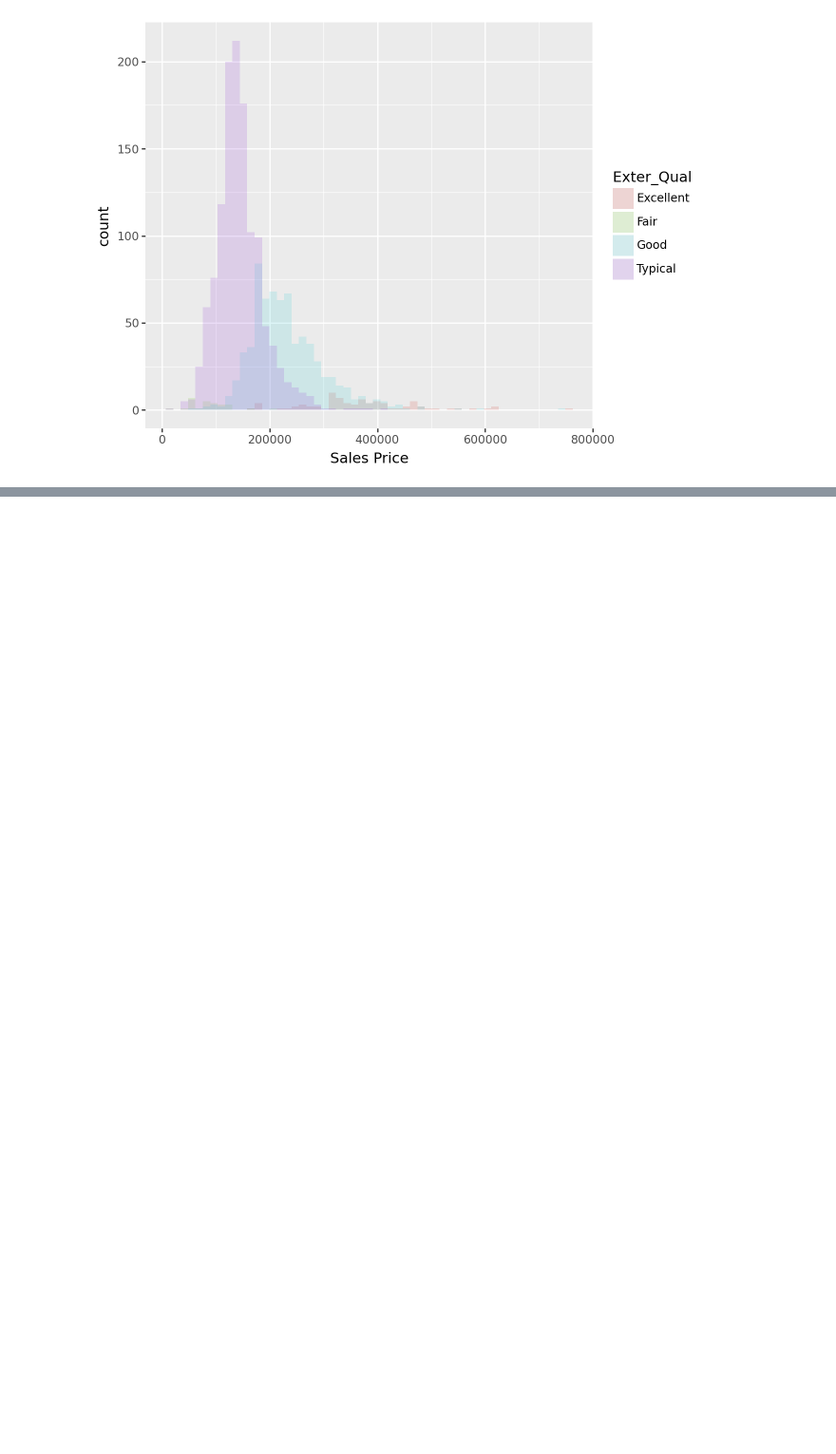
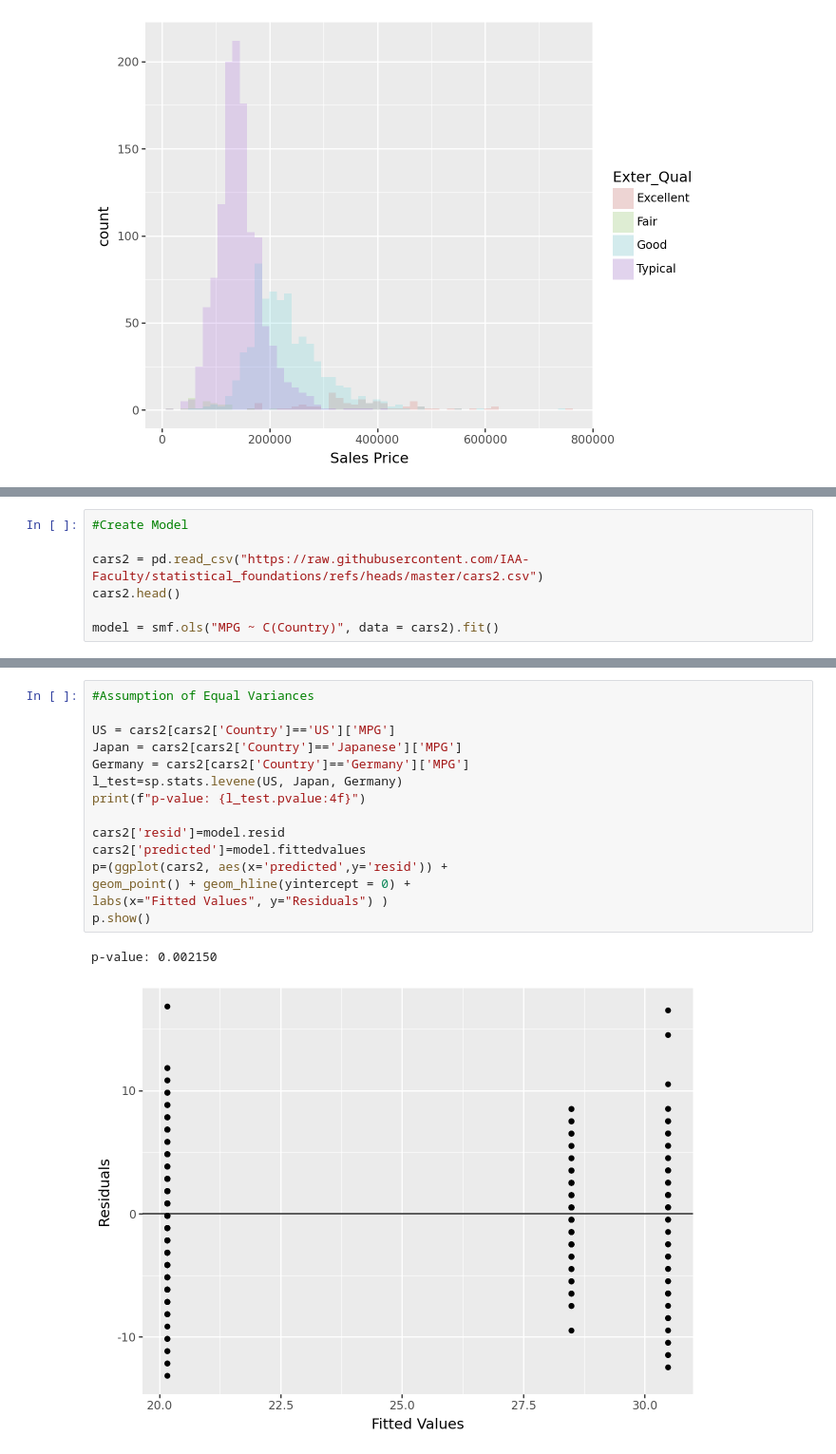
Before and after one commit to irvin-carreon/IAA, a Jupyter notebook: Statistics (Summer)/Coding Notes/Introduction to ANOVA and Regression.ipynb, the cells around one changed output, grey strips where cells are left out. Shown: that part at 95% size. Cells and saved outputs as stored; diff of their text form; blank space fills up the shorter version.

```diff
--- a/Statistics (Summer)/Coding Notes/Introduction to ANOVA and Regression.ipynb
+++ b/Statistics (Summer)/Coding Notes/Introduction to ANOVA and Regression.ipynb
@@ -70 +86,8 @@ p.show()
+# %%
+#Create Model
+
+cars2 = pd.read_csv("https://raw.githubusercontent.com/IAA-Faculty/statistical_foundations/refs/heads/master/cars2.csv")
+cars2.head()
+
+model = smf.ols("MPG ~ C(Country)", data = cars2).fit()
 # %%
@@ -87,0 +115,18 @@ NameError: name 'model' is not defined
+# %%
+#Assumption of Equal Variances
+
+US = cars2[cars2['Country']=='US']['MPG']
+Japan = cars2[cars2['Country']=='Japanese']['MPG']
+Germany = cars2[cars2['Country']=='Germany']['MPG']
+l_test=sp.stats.levene(US, Japan, Germany)
+print(f"p-value: {l_test.pvalue:4f}")
+
+cars2['resid']=model.resid
+cars2['predicted']=model.fittedvalues
+p=(ggplot(cars2, aes(x='predicted',y='resid')) +
+geom_point() + geom_hline(yintercept = 0) +
+labs(x="Fitted Values", y="Residuals") )
+p.show()
+# %% [output]
+p-value: 0.002150
+[figure, added]
```
Also changed, not shown: parts of 20 cells of this notebook, 1 other file.
